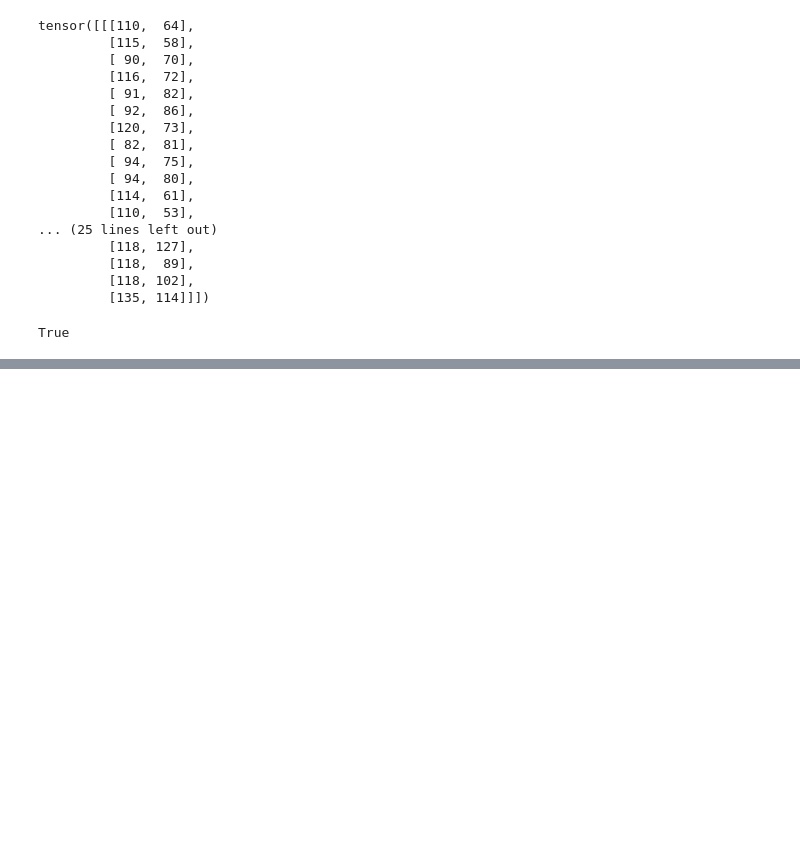
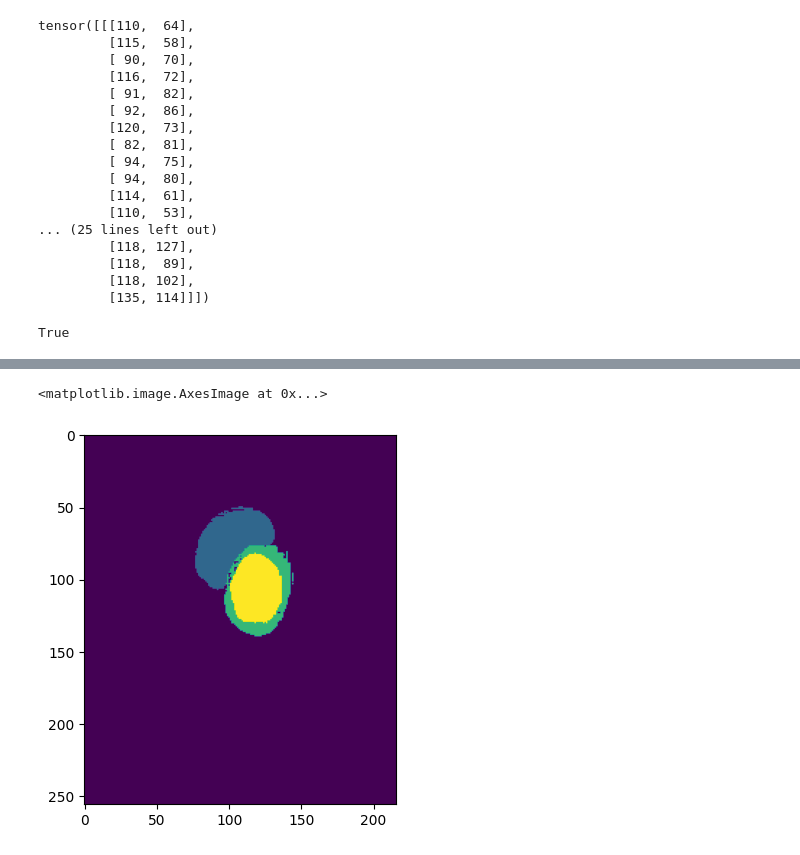
Before and after one commit to ThanhNguyen140/SAM_evaluation, a Jupyter notebook: lisa/testing.ipynb, the cells around one changed output, grey strips where cells are left out. Saved outputs shown, nothing was run; the diff lists cells and outputs as text; code cells hidden in the pictures; blank space fills up the shorter version.

Commit message:
bug fix in batched multiclass probs

```diff
--- a/lisa/testing.ipynb
+++ b/lisa/testing.ipynb
@@ -67,0 +73,9 @@ True
+# %%
+pr1 = batch_sample_from_class(2, ground_truth, 1, 10, 5)
+pr2 = batch_sample_from_class(2, ground_truth, 2, 10, 5)
+pr3 = batch_sample_from_class(2, ground_truth, 3, 10, 5)
+# %%
+logit_class_1 = mp.predict(embedding, pr1[0], pr1[1])
+logit_class_2 = mp.predict(embedding, pr2[0], pr2[1])
+logit_class_3 = mp.predict(embedding, pr3[0], pr3[1])
+logit_stack = torch.cat([logit_class_1, logit_class_2, logit_class_3], dim=1)
@@ -67,0 +106,9 @@ True
+# %%
+masks = multiclass_prob_batched(logit_stack)
+# %%
+mask = masks[0]
+# %%
+plt.imshow(mask.squeeze())
+# %% [output]
+<matplotlib.image.AxesImage at 0x...>
+[figure, added]
```
Also changed, not shown: parts of 5 cells of this notebook, 1 other file.
